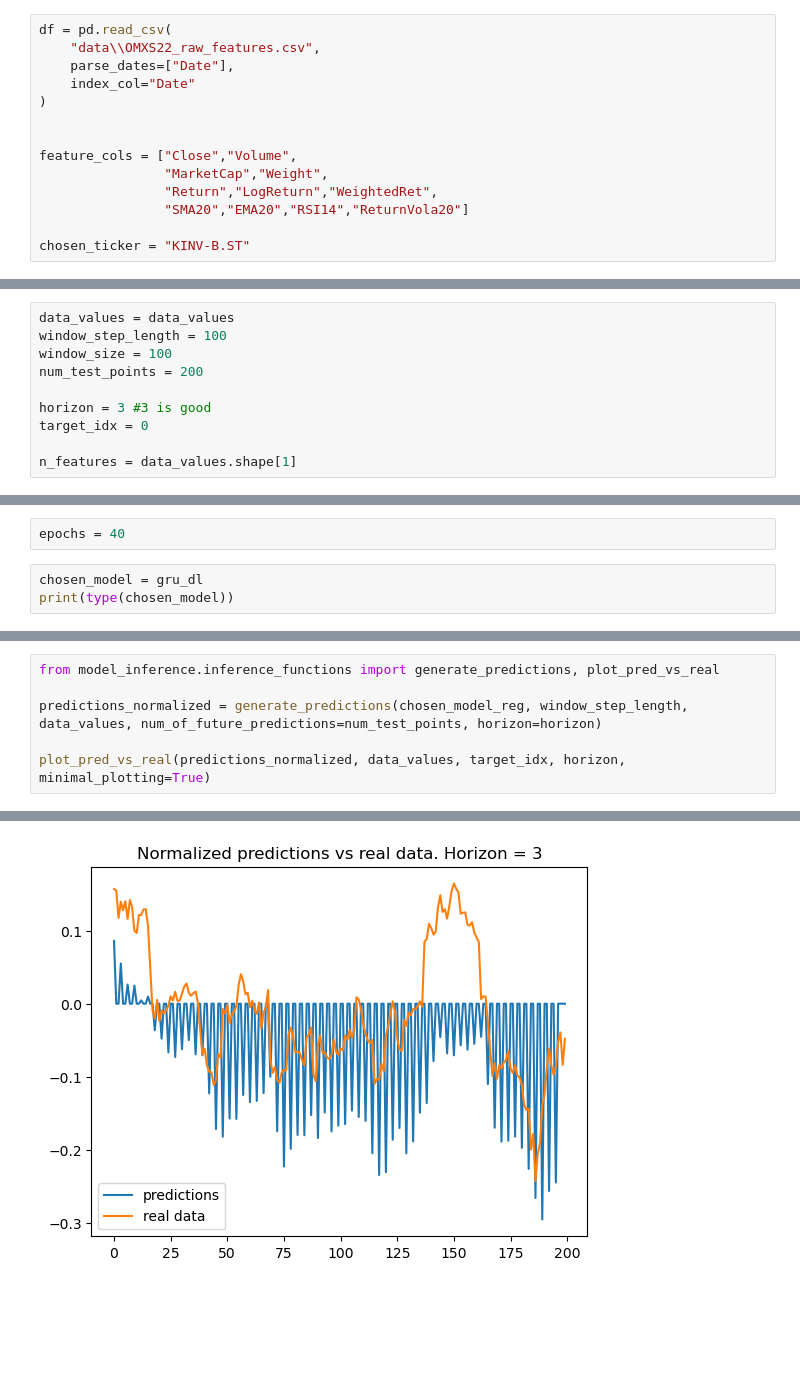
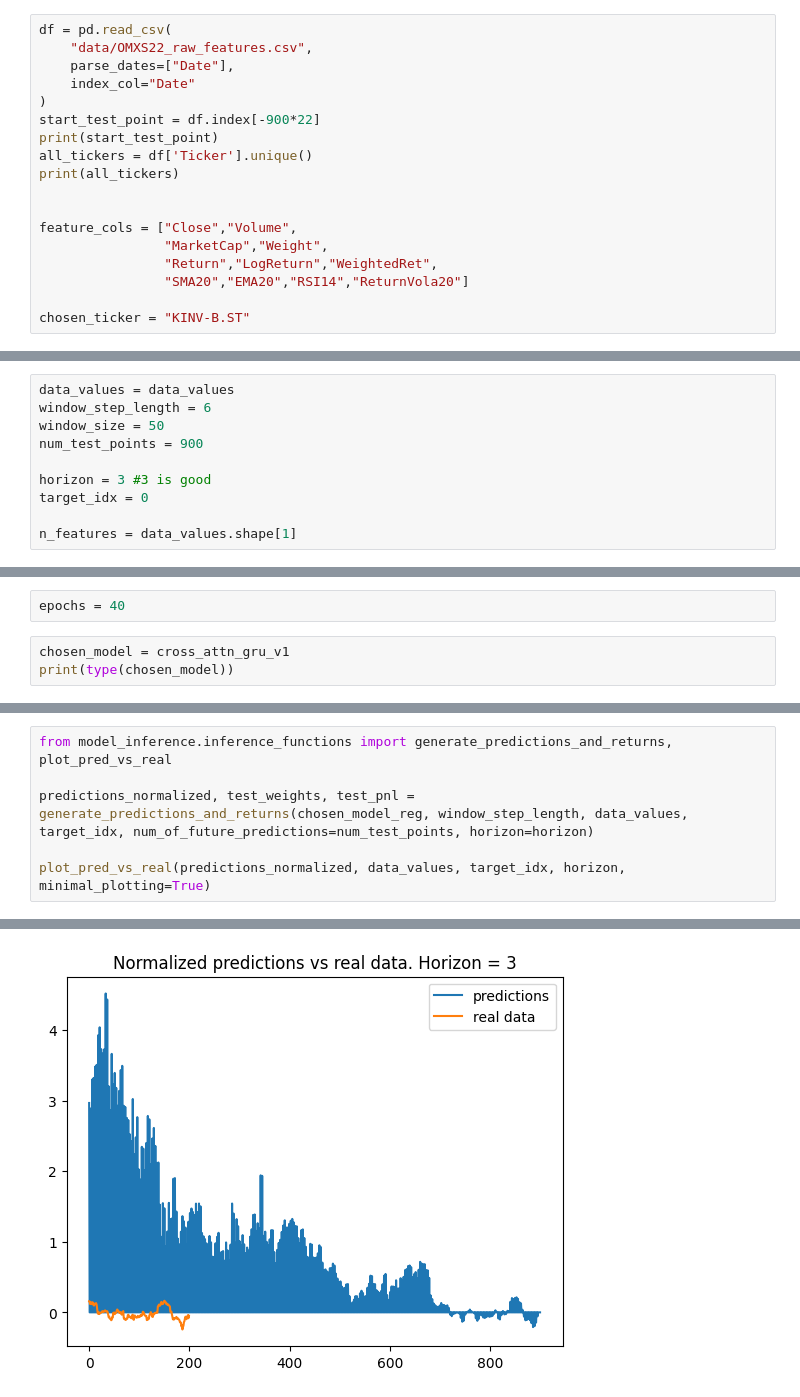
Before and after one commit to peogradin/Project-AMLNN, a Jupyter notebook: run_models.ipynb, the cells around one changed output, grey strips where cells are left out. Saved outputs shown, nothing was run; the diff lists cells and outputs as text; blank space fills up the shorter version.

```diff
--- a/run_models.ipynb
+++ b/run_models.ipynb
@@ -6,10 +6,14 @@ from data.data_preprocessing import retrive_and_extract_relevant_data_values, ge
 WARNING:pint.util:Redefining '[magnetic_flux]' (<class 'pint.delegates.txt_defparser.plain.DerivedDimensionDefinition'>)
 # %%
 df = pd.read_csv(
-    "data\\OMXS22_raw_features.csv",
+    "data/OMXS22_raw_features.csv",
     parse_dates=["Date"],
     index_col="Date"
 )
+start_test_point = df.index[-900*22]
+print(start_test_point)
+all_tickers = df['Ticker'].unique()
+print(all_tickers)
 
 
 feature_cols = ["Close","Volume",
@@ -40,9 +50,9 @@ ReturnVola20    1.071267e-02
 dtype: float64
 # %%
 data_values = data_values
-window_step_length = 100
-window_size = 100
-num_test_points = 200
+window_step_length = 6
+window_size = 50
+num_test_points = 900
 
 horizon = 3 #3 is good
 target_idx = 0
@@ -91,6 +101,6 @@ gru_dl = dl.RecurrentModel(
 # %%
 epochs = 40
 # %%
-chosen_model = gru_dl
+chosen_model = cross_attn_gru_v1
 print(type(chosen_model))
 # %% [output]
@@ -144,7 +161,7 @@ Sample 10: Last input temp = -0.22, True = -0.89, Pred = -0.87
 # %%
-from model_inference.inference_functions import generate_predictions, plot_pred_vs_real
+from model_inference.inference_functions import generate_predictions_and_returns, plot_pred_vs_real
 
-predictions_normalized = generate_predictions(chosen_model_reg, window_step_length, data_values, num_of_future_predictions=num_test_points, horizon=horizon)
+predictions_normalized, test_weights, test_pnl = generate_predictions_and_returns(chosen_model_reg, window_step_length, data_values, target_idx, num_of_future_predictions=num_test_points, horizon=horizon)
 
 plot_pred_vs_real(predictions_normalized, data_values, target_idx, horizon, minimal_plotting=True)
 # %% [output]
@@ -153,4 +171,4 @@ test data shape torch.Size([200, 11])
-[figure, old version]
+[figure, new version]
 # %%
 from model_inference.inference_functions import  generate_predictions_and_returns, plot_realized_returns
 import matplotlib.pyplot as plt
```
Also changed, not shown: parts of 14 cells of this notebook, 12 other files.
